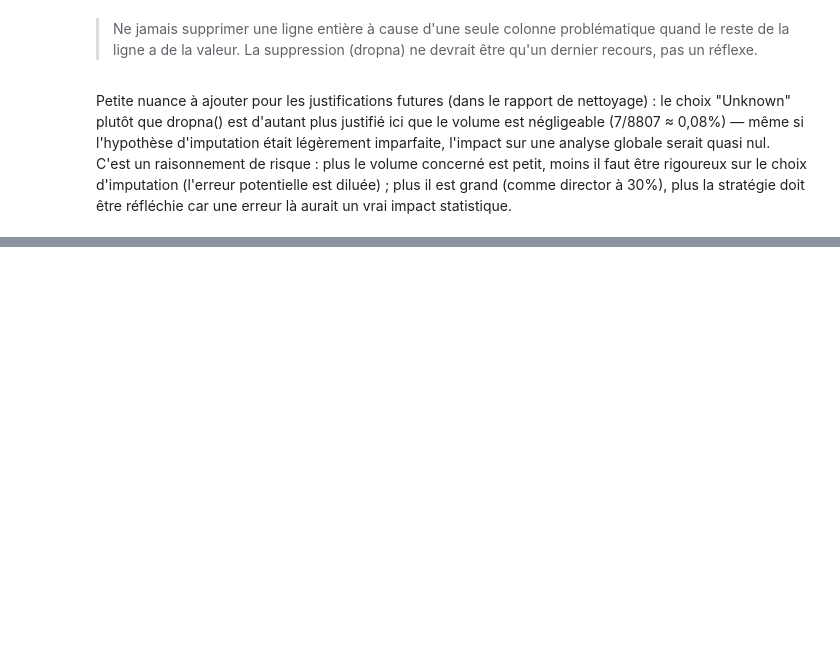
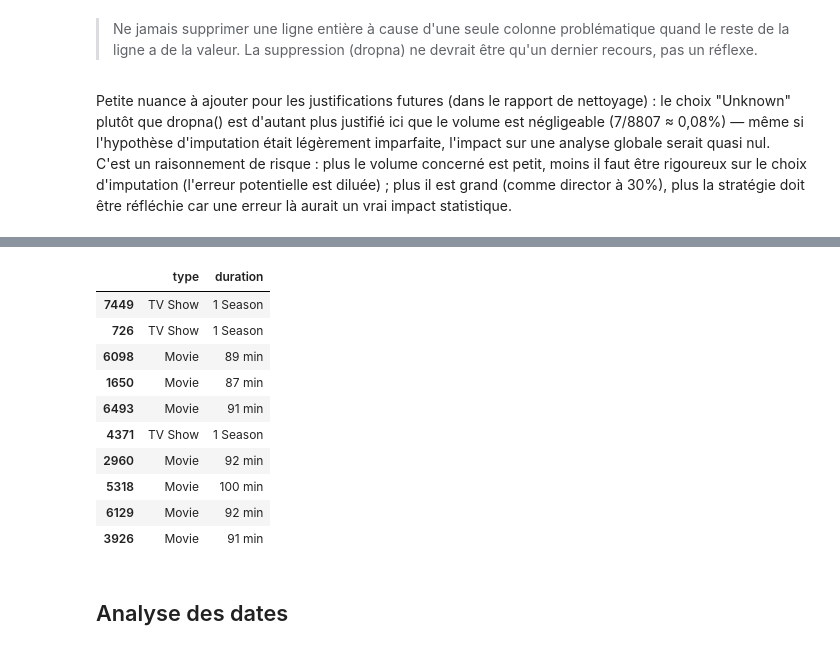
Before and after one commit to chris-nd/netflix-data-cleaning, a Jupyter notebook: notebooks/exploration.ipynb, the cells around one changed output, grey strips where cells are left out. Drawn from its saved outputs; the diff is of its cells as text; code cells hidden in the pictures; blank space fills up the shorter version.

```diff
--- a/notebooks/exploration.ipynb
+++ b/notebooks/exploration.ipynb
@@ -345,0 +353,16 @@ netflix[netflix['date_added'].isna()]
+# %%
+netflix[['type', 'duration']].sample(10)
+# %% [output]
+|  | type | duration |
+| 7449 | TV Show | 1 Season |
+| 726 | TV Show | 1 Season |
+| 6098 | Movie | 89 min |
+| 1650 | Movie | 87 min |
+| 6493 | Movie | 91 min |
+| 4371 | TV Show | 1 Season |
+| 2960 | Movie | 92 min |
+| 5318 | Movie | 100 min |
+| 6129 | Movie | 92 min |
+| 3926 | Movie | 91 min |
+# %% [markdown]
+## Analyse des dates
```
Also changed, not shown: parts of 27 cells of this notebook.
